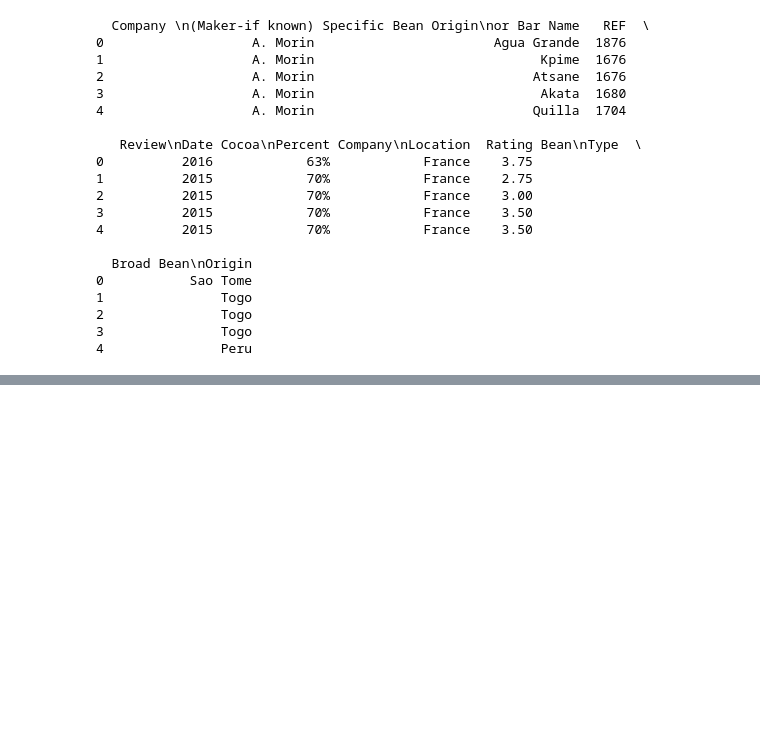
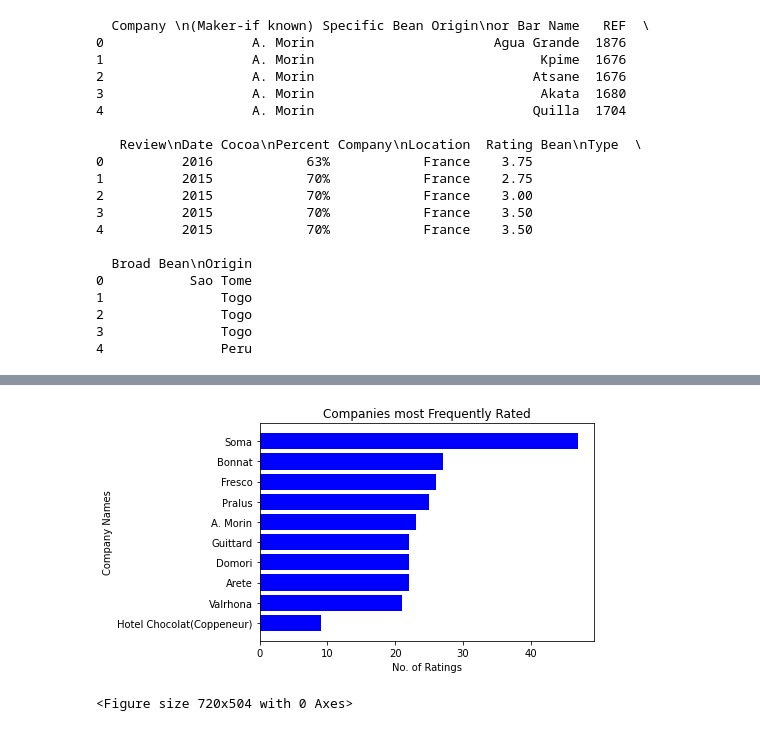
Before and after one commit to klaralynch/MyProject, a Jupyter notebook: First.ipynb, the cells around one changed output, grey strips where cells are left out. Cells and saved outputs as stored; diff of their text form; code cells hidden in the pictures; blank space fills up the shorter version.

Commit message:
Final except to save images

```diff
--- a/First.ipynb
+++ b/First.ipynb
@@ -163,0 +466,22 @@ df_chocolate.drop(["Bean Type"], axis=1)
+# %%
+# Create dictionary of Companies most frequently rated:
+data = {"Soma":47, "Bonnat":27, "Fresco":26, "Pralus":25, "A. Morin": 23, "Guittard":22, "Domori":22, "Arete":22,
+"Valrhona":21, "Hotel Chocolat(Coppeneur)":9}
+companies = list(data.keys())
+chocolate_ratings = list(data.values())
+
+# Create a chart to showcase Companies most frequently rated:
+fig, ax = plt.subplots()
+fig = plt.figure(figsize=(10,7))
+ax.barh(companies, chocolate_ratings, color="b")
+ax.set_xlabel("No. of Ratings")
+ax.set_ylabel("Company Names")
+ax.invert_yaxis()
+ax.set_title("Companies most Frequently Rated")
+
+plt.show()
+
+# Visualisation 1
+# %% [output]
+[figure, added]
+<Figure size 720x504 with 0 Axes>
```
Also changed, not shown: parts of 51 cells of this notebook.
